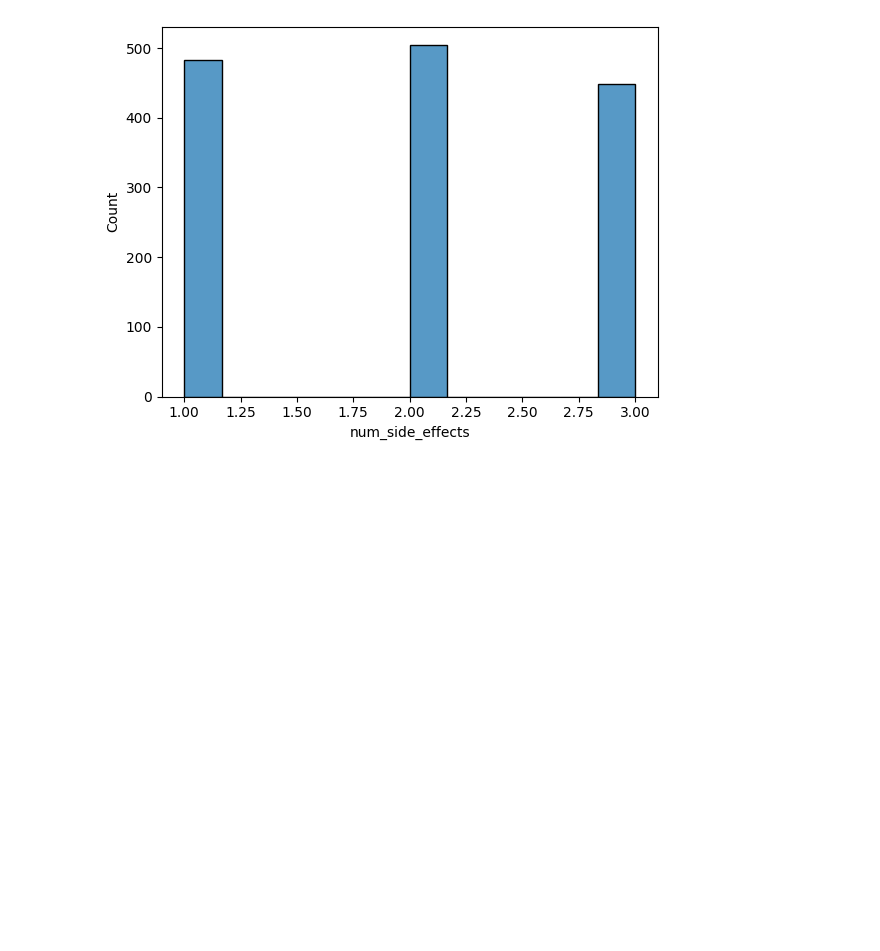
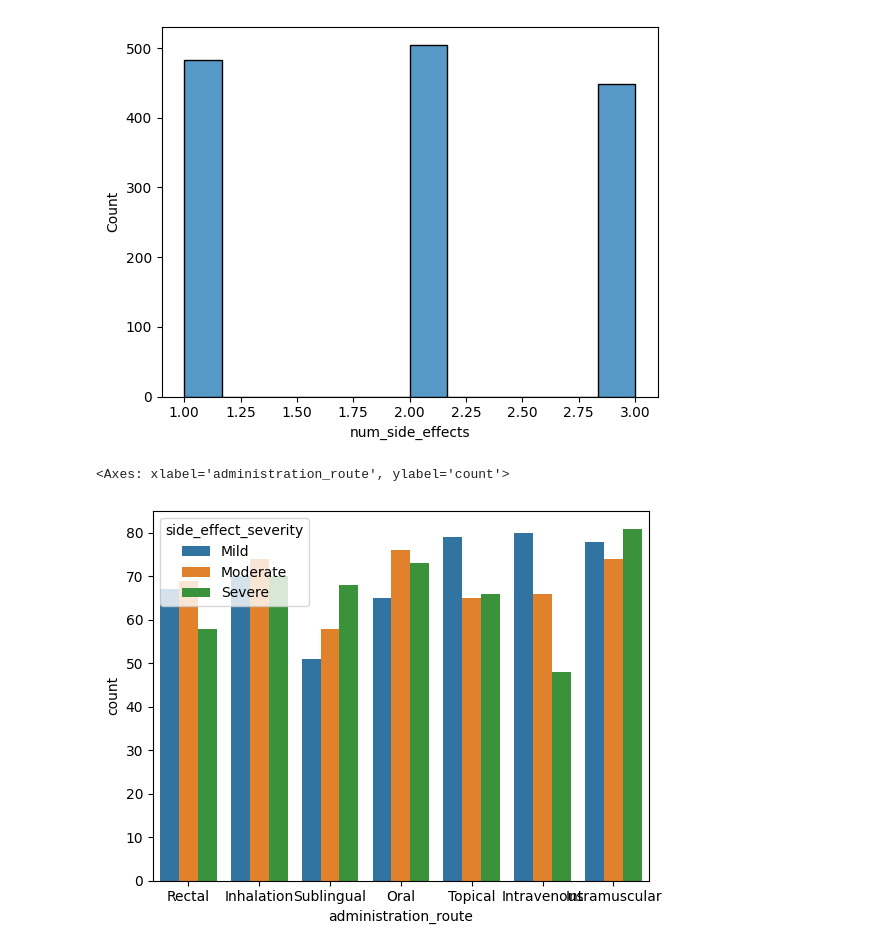
Before and after one commit to palak-verma-0309/drug_data, a Jupyter notebook: main.ipynb, the cells around one changed output. Cells and saved outputs as stored; diff of their text form; code cells hidden in the pictures; blank space fills up the shorter version.

```diff
--- a/main.ipynb
+++ b/main.ipynb
@@ -85,3 +85,8 @@ df['expiry_date'] = pd.to_datetime(df['expiry_date'], errors='coerce')
 df['days_to_expiry'] = (df['expiry_date'] - pd.to_datetime("today")).dt.days
 # %%
 df['risk_score'] = df['num_side_effects'] * df['side_effect_severity'].map({'Mild':1, 'Moderate':2, 'Severe':3})
+# %%
+sns.countplot(data=df, x='administration_route', hue='side_effect_severity')
+# %% [output]
+<Axes: xlabel='administration_route', ylabel='count'>
+[figure, added]
```
Also changed, not shown: parts of 8 cells of this notebook.
